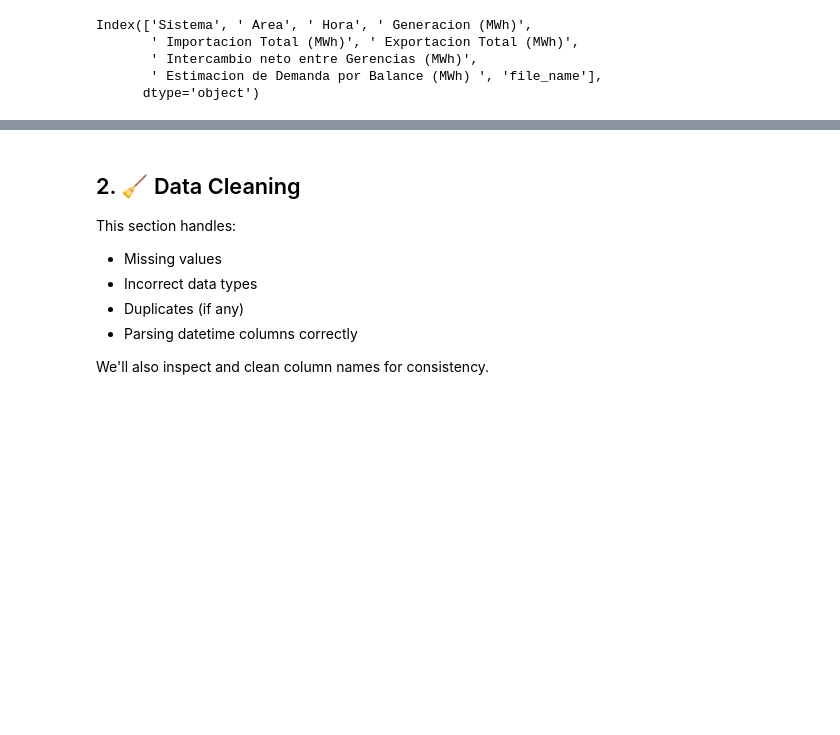
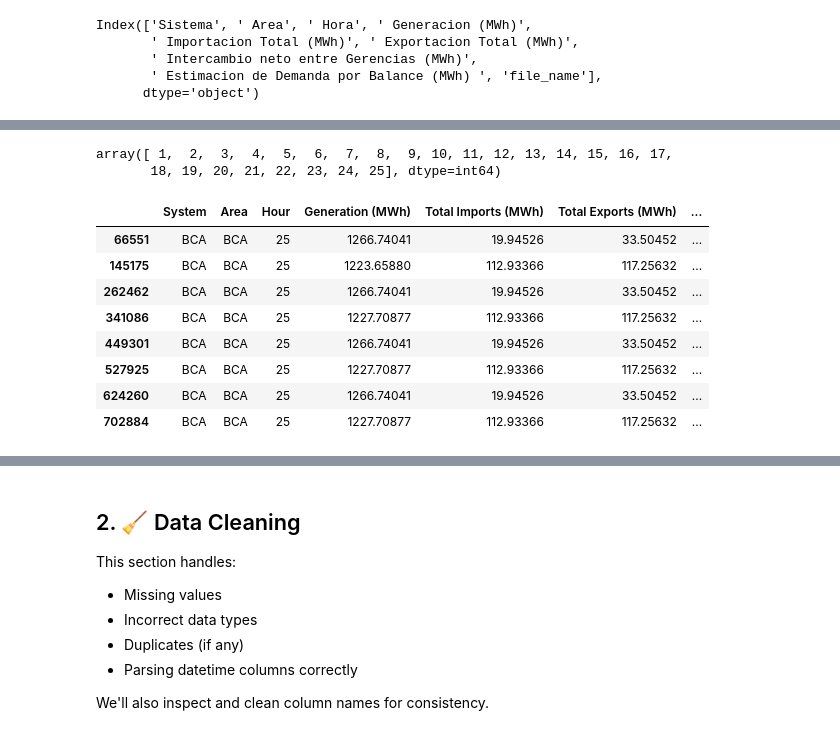
Before and after one commit to Zangan0/Mexico-Energy-Demand, a Jupyter notebook: Analysis.ipynb, the cells around one changed output, grey strips where cells are left out. Cells and saved outputs as stored; diff of their text form; code cells hidden in the pictures; blank space fills up the shorter version.

```diff
--- a/Analysis.ipynb
+++ b/Analysis.ipynb
@@ -129,0 +166,3 @@ full_df.head()
+# %%
+full_df["Operation Date"] = full_df["file_name"].str.extract(r"Dia Operacion (\d{4}-\d{2}-\d{2})")
+full_df["Operation Date"] = pd.to_datetime(full_df["Operation Date"])
@@ -129,0 +189,5 @@ full_df.head()
+# %%
+full_df["Net Exchange Between Regional Control Centers (MWh)"] = (
+    full_df["Net Exchange Between Regional Control Centers (MWh)"].replace({"               ---": np.nan})
+)
+full_df.head()
@@ -129,0 +227,5 @@ full_df.head()
+# %%
+full_df["Net Exchange Between Regional Control Centers (MWh)"] = (
+    full_df["Net Exchange Between Regional Control Centers (MWh)"].str.strip()
+)
+full_df.info()
@@ -129,0 +250,3 @@ full_df.head()
+# %%
+full_df["Net Exchange Between Regional Control Centers (MWh)"] = full_df["Net Exchange Between Regional Control Centers (MWh)"].astype(float)
+full_df.info()
@@ -129,0 +271,17 @@ full_df.head()
+# %%
+full_df["Hour"].unique()
+# %% [output]
+array([ 1,  2,  3,  4,  5,  6,  7,  8,  9, 10, 11, 12, 13, 14, 15, 16, 17,
+       18, 19, 20, 21, 22, 23, 24, 25], dtype=int64)
+# %%
+full_df[full_df["Hour"] == 25]
+# %% [output]
+|  | System | Area | Hour | Generation (MWh) | Total Imports (MWh) | Total Exports (MWh) | ... |
+| 66551 | BCA | BCA | 25 | 1266.74041 | 19.94526 | 33.50452 | ... |
+| 145175 | BCA | BCA | 25 | 1223.65880 | 112.93366 | 117.25632 | ... |
+| 262462 | BCA | BCA | 25 | 1266.74041 | 19.94526 | 33.50452 | ... |
+| 341086 | BCA | BCA | 25 | 1227.70877 | 112.93366 | 117.25632 | ... |
+| 449301 | BCA | BCA | 25 | 1266.74041 | 19.94526 | 33.50452 | ... |
+| 527925 | BCA | BCA | 25 | 1227.70877 | 112.93366 | 117.25632 | ... |
+| 624260 | BCA | BCA | 25 | 1266.74041 | 19.94526 | 33.50452 | ... |
+| 702884 | BCA | BCA | 25 | 1227.70877 | 112.93366 | 117.25632 | ... |
```
Also changed, not shown: parts of 22 cells of this notebook, 1 other file.
